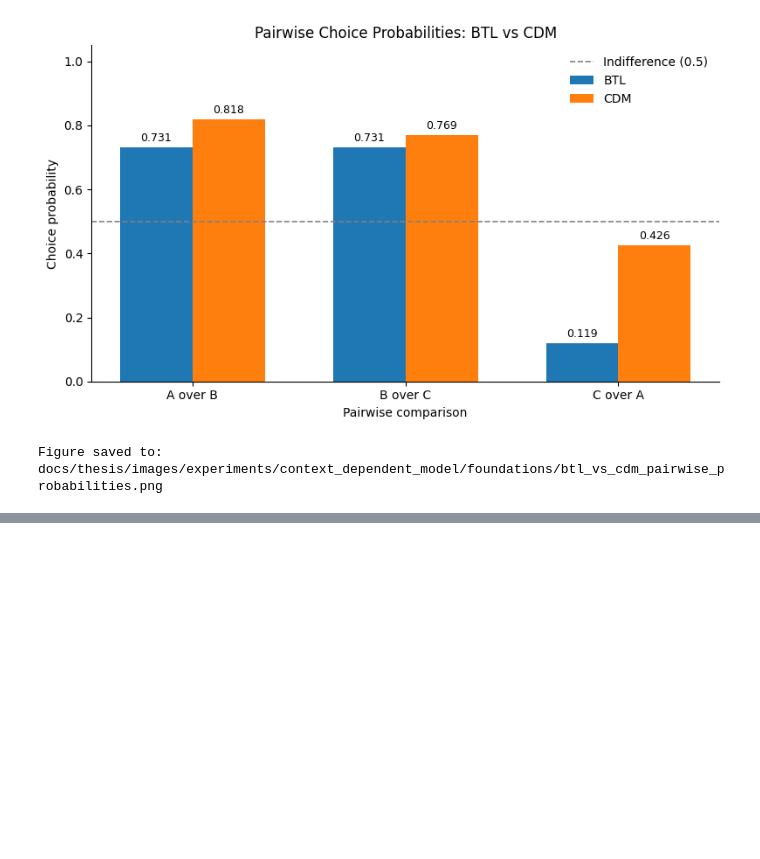
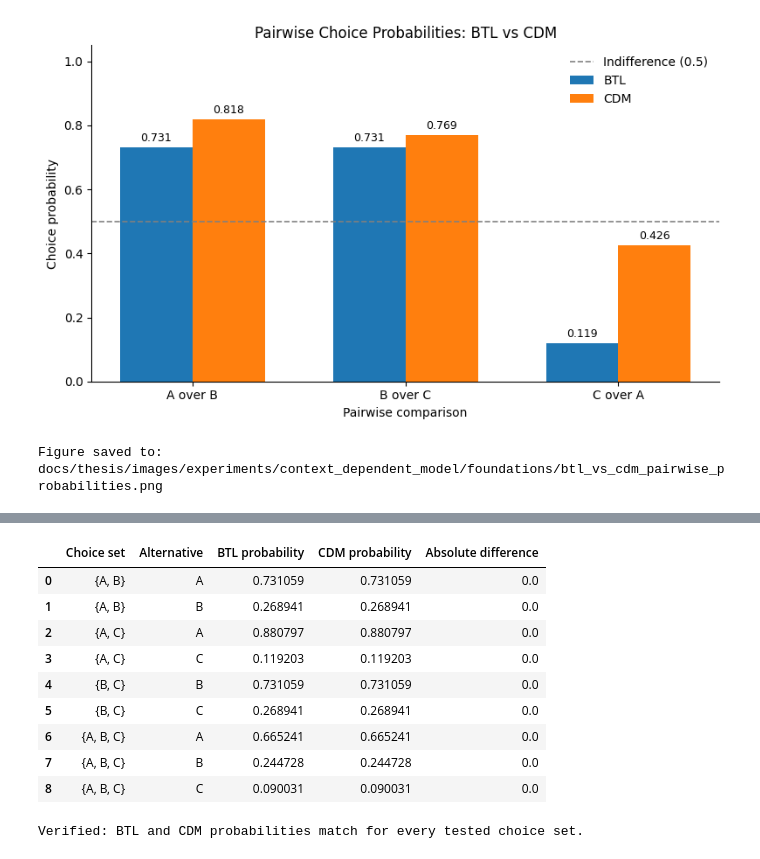
Before and after one commit to rbhdsks/Learning-from-Comparison-Data-Master-Thesis-Project-, a Jupyter notebook: notebooks/foundations/Bradley_Terry_Model_MLE/07_BTL_vs_CDM_Interactions_and_Cycles.ipynb, the cells around one changed output, grey strips where cells are left out. Drawn from its saved outputs; the diff is of its cells as text; code cells hidden in the pictures; blank space fills up the shorter version.

```diff
--- a/notebooks/foundations/Bradley_Terry_Model_MLE/07_BTL_vs_CDM_Interactions_and_Cycles.ipynb
+++ b/notebooks/foundations/Bradley_Terry_Model_MLE/07_BTL_vs_CDM_Interactions_and_Cycles.ipynb
@@ -767,0 +1536,65 @@ Figure saved to: docs/thesis/images/experiments/context_dependent_model/foundati
+# %%
+
+# Cell 23 — Verify BTL-CDM equivalence for every choice set
+
+from itertools import combinations
+
+choice_set_rows = []
+
+for set_size in range(2, N_ITEMS + 1):
+    for selected_items in combinations(range(N_ITEMS), set_size):
+
+        selected = list(selected_items)
+
+        # BTL softmax probabilities.
+        selected_theta = theta_torch[selected]
+        btl_probs = torch.softmax(selected_theta, dim=0)
+
+        # CDM probabilities from the existing src implementation.
+        selected_tensor = torch.tensor(
+            [selected],
+            dtype=torch.long,
+        )
+
+        cdm_probs = cdm_choice_probabilities(
+            interaction_matrix=U_from_btl,
+            choice_sets=selected_tensor,
+        )[0]
+
+        assert torch.allclose(
+            btl_probs,
+            cdm_probs,
+            atol=1e-10,
+        )
+
+        for position, item_idx in enumerate(selected):
+            choice_set_rows.append(
+                {
+                    "Choice set": "{" + ", ".join(ITEMS[i] for i in selected) + "}",
+                    "Alternative": ITEMS[item_idx],
+                    "BTL probability": btl_probs[position].item(),
+                    "CDM probability": cdm_probs[position].item(),
+                    "Absolute difference": abs(
+                        btl_probs[position].item()
+                        - cdm_probs[position].item()
+                    ),
+                }
+            )
+
+equivalence_df = pd.DataFrame(choice_set_rows)
+
+display(equivalence_df.round(6))
+
+print("Verified: BTL and CDM probabilities match for every tested choice set.")
+# %% [output]
+|  | Choice set | Alternative | BTL probability | CDM probability | Absolute difference |
+| 0 | {A, B} | A | 0.731059 | 0.731059 | 0.0 |
+| 1 | {A, B} | B | 0.268941 | 0.268941 | 0.0 |
+| 2 | {A, C} | A | 0.880797 | 0.880797 | 0.0 |
+| 3 | {A, C} | C | 0.119203 | 0.119203 | 0.0 |
+| 4 | {B, C} | B | 0.731059 | 0.731059 | 0.0 |
+| 5 | {B, C} | C | 0.268941 | 0.268941 | 0.0 |
+| 6 | {A, B, C} | A | 0.665241 | 0.665241 | 0.0 |
+| 7 | {A, B, C} | B | 0.244728 | 0.244728 | 0.0 |
+| 8 | {A, B, C} | C | 0.090031 | 0.090031 | 0.0 |
+Verified: BTL and CDM probabilities match for every tested choice set.
```
Also changed, not shown: parts of 12 cells of this notebook.
